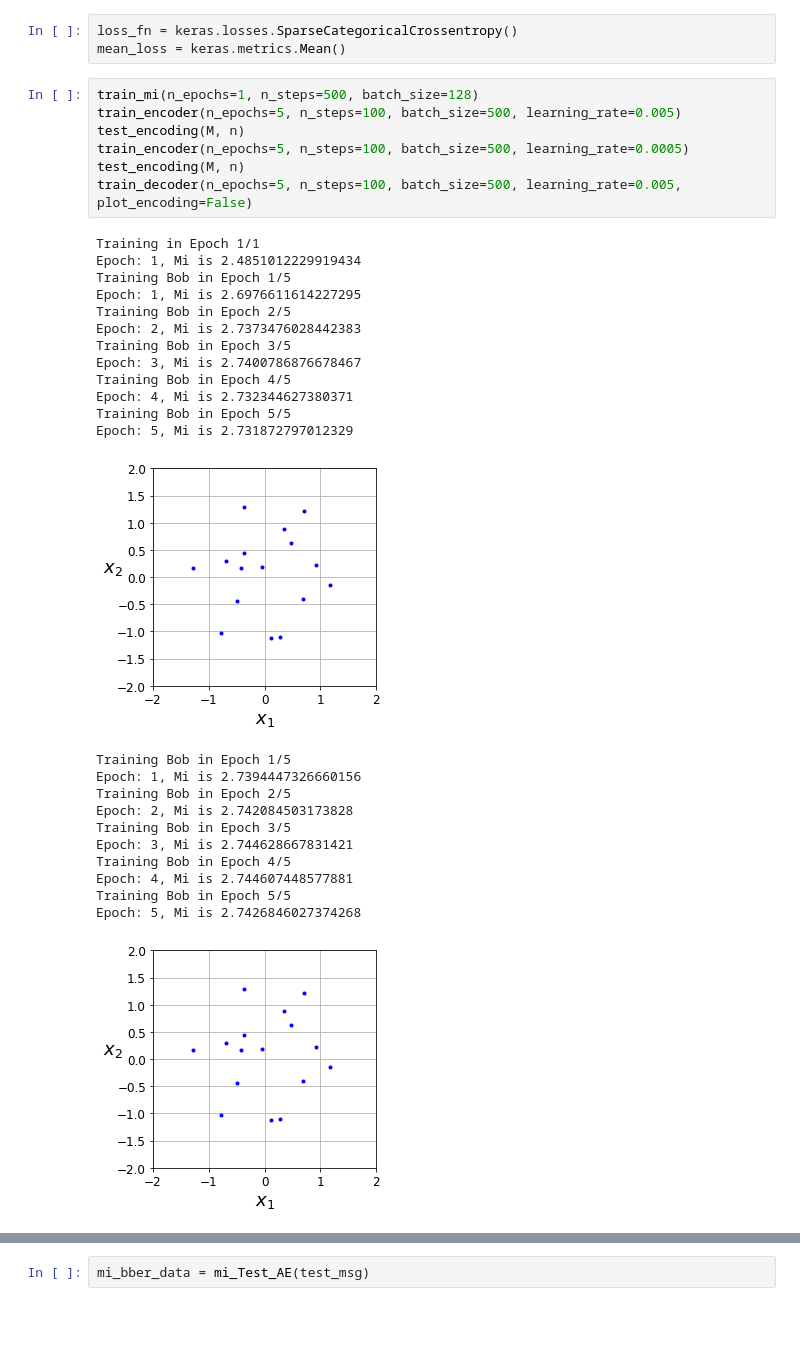
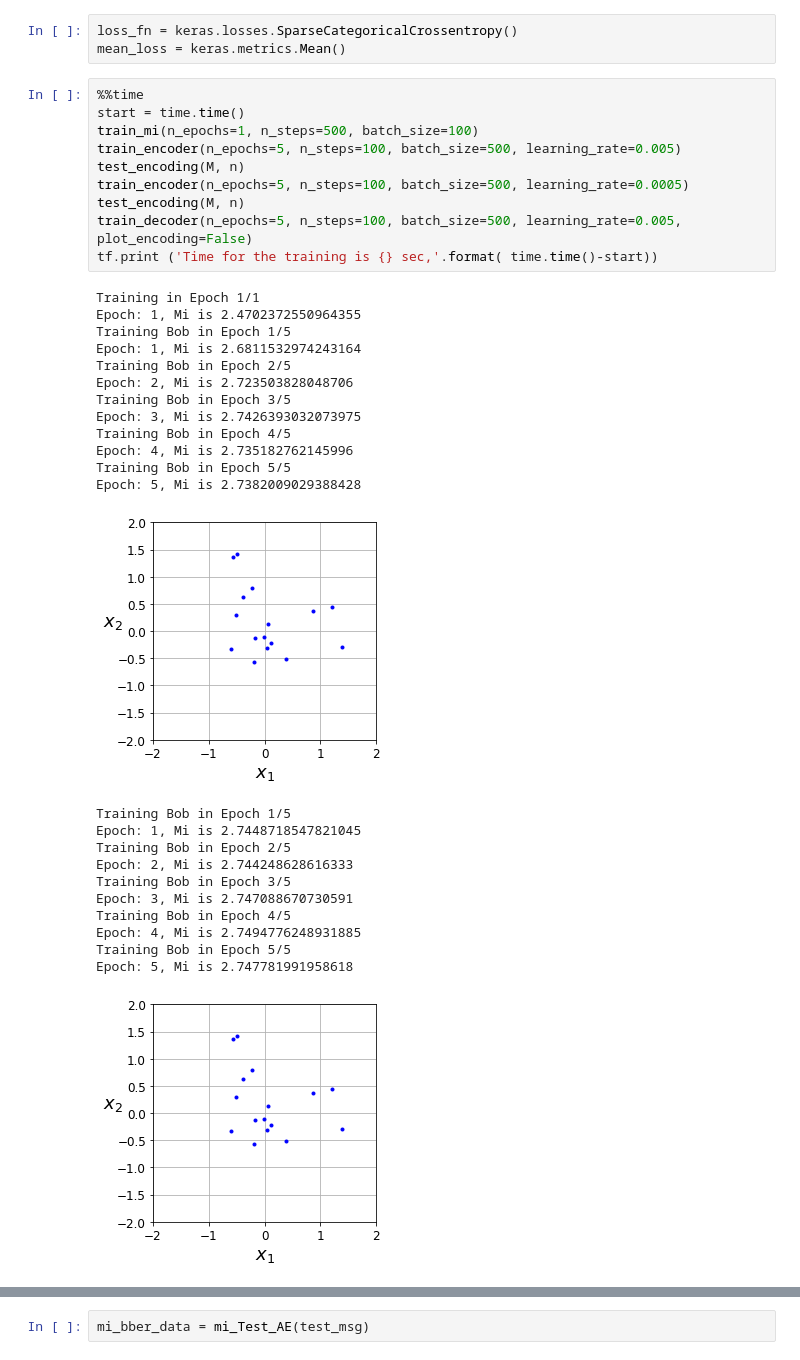
Before and after one commit to YBen1/Autoencoder_communication_system_WGAN_Channel-estimation, a Jupyter notebook: Compaire.ipynb, the cells around one changed output, grey strips where cells are left out. Drawn from its saved outputs; the diff is of its cells as text; blank space fills up the shorter version.

```diff
--- a/Compaire.ipynb
+++ b/Compaire.ipynb
@@ -504,35 +512,38 @@ _________________________________________________________________
 loss_fn = keras.losses.SparseCategoricalCrossentropy()
 mean_loss = keras.metrics.Mean()
 # %%
-train_mi(n_epochs=1, n_steps=500, batch_size=128)
+%%time
+start = time.time()
+train_mi(n_epochs=1, n_steps=500, batch_size=100)
 train_encoder(n_epochs=5, n_steps=100, batch_size=500, learning_rate=0.005)
 test_encoding(M, n)
 train_encoder(n_epochs=5, n_steps=100, batch_size=500, learning_rate=0.0005)
 test_encoding(M, n)
 train_decoder(n_epochs=5, n_steps=100, batch_size=500, learning_rate=0.005, plot_encoding=False)
+tf.print ('Time for the training is {} sec,'.format( time.time()-start))
 # %% [output]
 Training in Epoch 1/1
-Epoch: 1, Mi is 2.4851012229919434
+Epoch: 1, Mi is 2.4702372550964355
 Training Bob in Epoch 1/5
-Epoch: 1, Mi is 2.6976611614227295
+Epoch: 1, Mi is 2.6811532974243164
 Training Bob in Epoch 2/5
-Epoch: 2, Mi is 2.7373476028442383
+Epoch: 2, Mi is 2.723503828048706
 Training Bob in Epoch 3/5
-Epoch: 3, Mi is 2.7400786876678467
+Epoch: 3, Mi is 2.7426393032073975
 Training Bob in Epoch 4/5
-Epoch: 4, Mi is 2.732344627380371
+Epoch: 4, Mi is 2.735182762145996
 Training Bob in Epoch 5/5
-Epoch: 5, Mi is 2.731872797012329
+Epoch: 5, Mi is 2.7382009029388428
-[figure, old version]
+[figure, new version]
 Training Bob in Epoch 1/5
-Epoch: 1, Mi is 2.7394447326660156
+Epoch: 1, Mi is 2.7448718547821045
 Training Bob in Epoch 2/5
-Epoch: 2, Mi is 2.742084503173828
+Epoch: 2, Mi is 2.744248628616333
 Training Bob in Epoch 3/5
-Epoch: 3, Mi is 2.744628667831421
+Epoch: 3, Mi is 2.747088670730591
 Training Bob in Epoch 4/5
-Epoch: 4, Mi is 2.744607448577881
+Epoch: 4, Mi is 2.7494776248931885
 Training Bob in Epoch 5/5
-Epoch: 5, Mi is 2.7426846027374268
+Epoch: 5, Mi is 2.747781991958618
-[figure, old version]
+[figure, new version]
 Training Bob in Epoch 1/5
```
Also changed, not shown: parts of 10 cells of this notebook.
